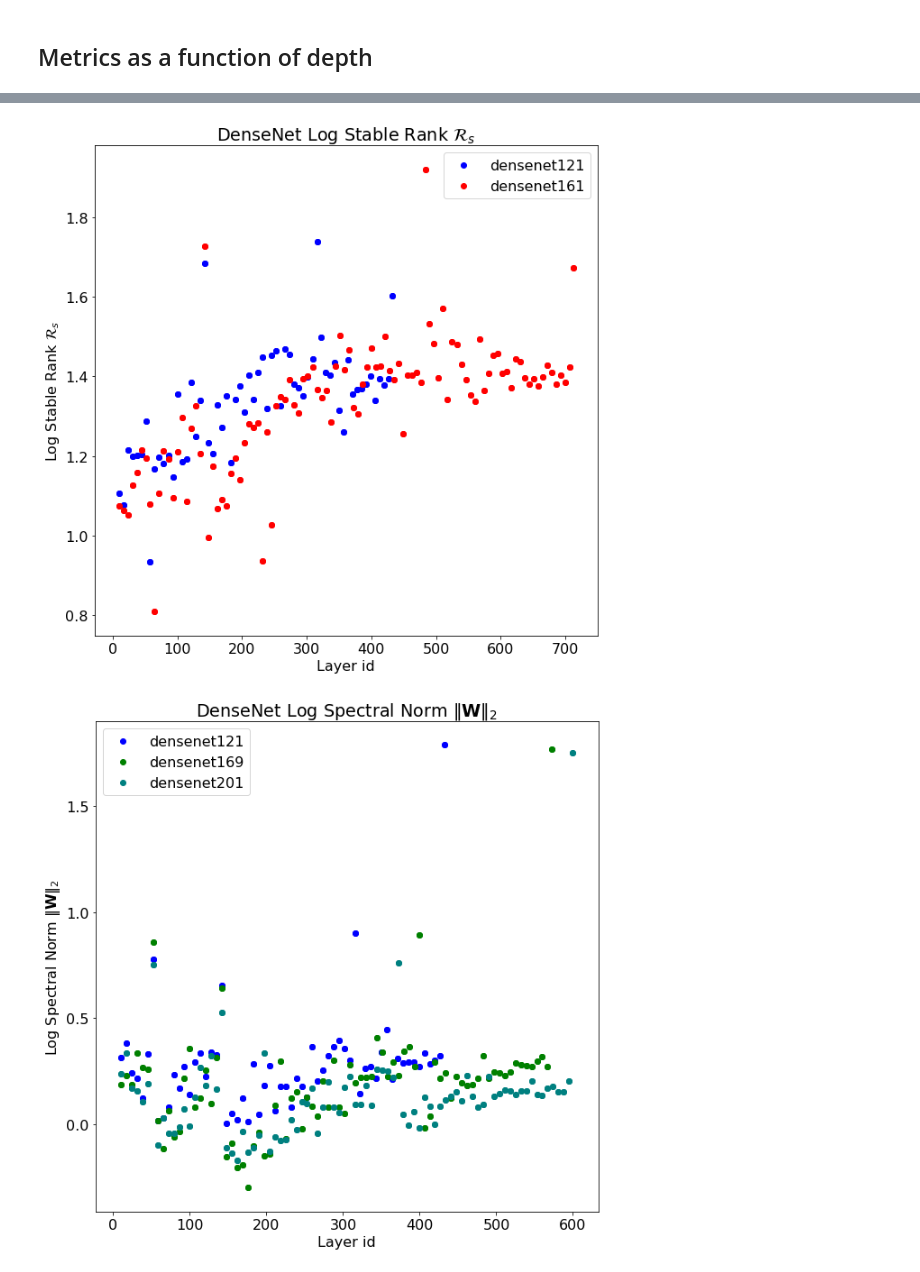
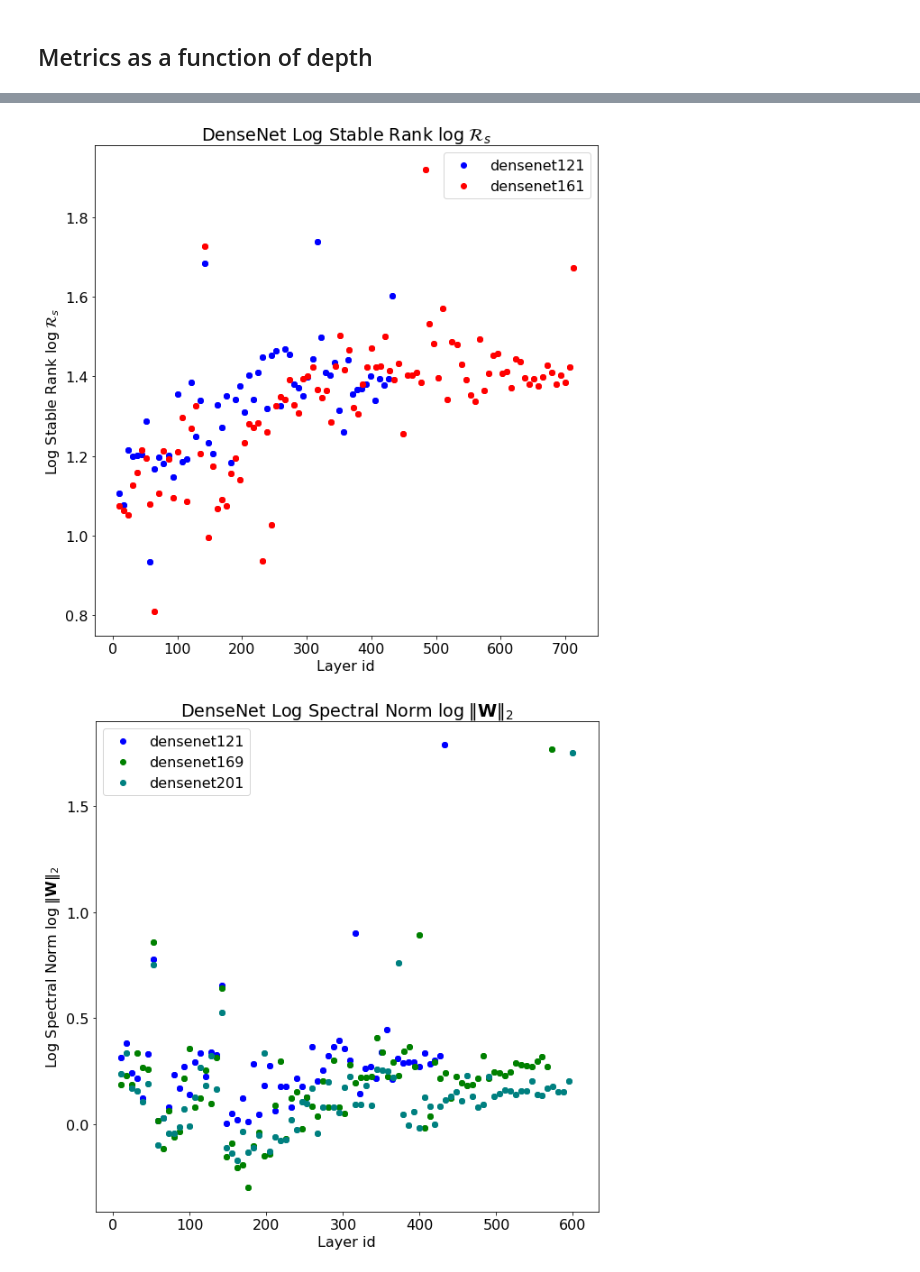
Before and after one commit to CalculatedContent/WeightWatcher, a Jupyter notebook: WeightWatcher-DenseNet.ipynb, the cells around one changed output, grey strips where cells are left out. Saved outputs shown, nothing was run; the diff lists cells and outputs as text; code cells hidden in the pictures.

```diff
--- a/WeightWatcher-DenseNet.ipynb
+++ b/WeightWatcher-DenseNet.ipynb
@@ -338,7 +344,7 @@ plot_metrics_histogram(metric, xlabel, title, valid_ids = first_n_last_ids)
 ## Metrics as a function of depth
 # %%
 metric = "lognorm"
-xlabel = r"Log Frobenius Norm $\langle\log\Vert W\Vert\rangle_{F}$"
+xlabel = r"Log Frobenius Norm $\langle\log\;\Vert\mathbf{W}\Vert\rangle_{F}$"
 title = series_name+" "+xlabel
 plot_metrics_depth(metric, xlabel, title)
 plot_metrics_depth(metric, xlabel, title, valid_ids = first_n_last_ids)
@@ -360,27 +366,27 @@ plot_metrics_depth(metric, xlabel, title, valid_ids = first_n_last_ids)
 
 
 metric = "softranklog"
-xlabel = r"Log Stable Rank $\mathcal{R}_{s}$"
+xlabel = r"Log Stable Rank $\log\;\mathcal{R}_{s}$"
 title = series_name+" "+xlabel
 plot_metrics_depth(metric, xlabel, title)
 plot_metrics_depth(metric, xlabel, title, valid_ids = first_n_last_ids)
 
 
 metric = "spectralnorm"
-xlabel = r"Log Spectral Norm $\Vert\mathbf{W}\Vert_{2}$"
+xlabel = r"Log Spectral Norm $\log\;\Vert\mathbf{W}\Vert_{2}$"
 title = series_name+" "+xlabel
 plot_metrics_depth(metric, xlabel, title, log=True)
 plot_metrics_depth(metric, xlabel, title, log=True, valid_ids = first_n_last_ids)
 
 
 metric = "softrank_mp"
-xlabel = r"Log MP Soft Rank $\mathcal{R}_{mp}$"
+xlabel = r"Log MP Soft Rank $\log\;\mathcal{R}_{mp}$"
 title = series_name+" "+xlabel
 plot_metrics_depth(metric, xlabel, title)
 plot_metrics_depth(metric, xlabel, title, valid_ids = first_n_last_ids)
 
 metric = "logpnorm"
-xlabel = r"Log p-Norm $\Vert\mathbf{W}\Vert^{\alpha}$"
+xlabel = r"Log p-Norm $\log\;\Vert\mathbf{W}\Vert^{2\alpha}_{2\alpha}$"
 title = series_name+" "+xlabel
 plot_metrics_depth(metric, xlabel, title)
 plot_metrics_depth(metric, xlabel, title, valid_ids = first_n_last_ids)
@@ -395,2 +401,2 @@ plot_metrics_depth(metric, xlabel, title, valid_ids = first_n_last_ids)
-[figure, old version]
+[figure, new version]
-[figure, old version]
+[figure, new version]
```
Also changed, not shown: parts of 3 cells of this notebook, 2 other files.
